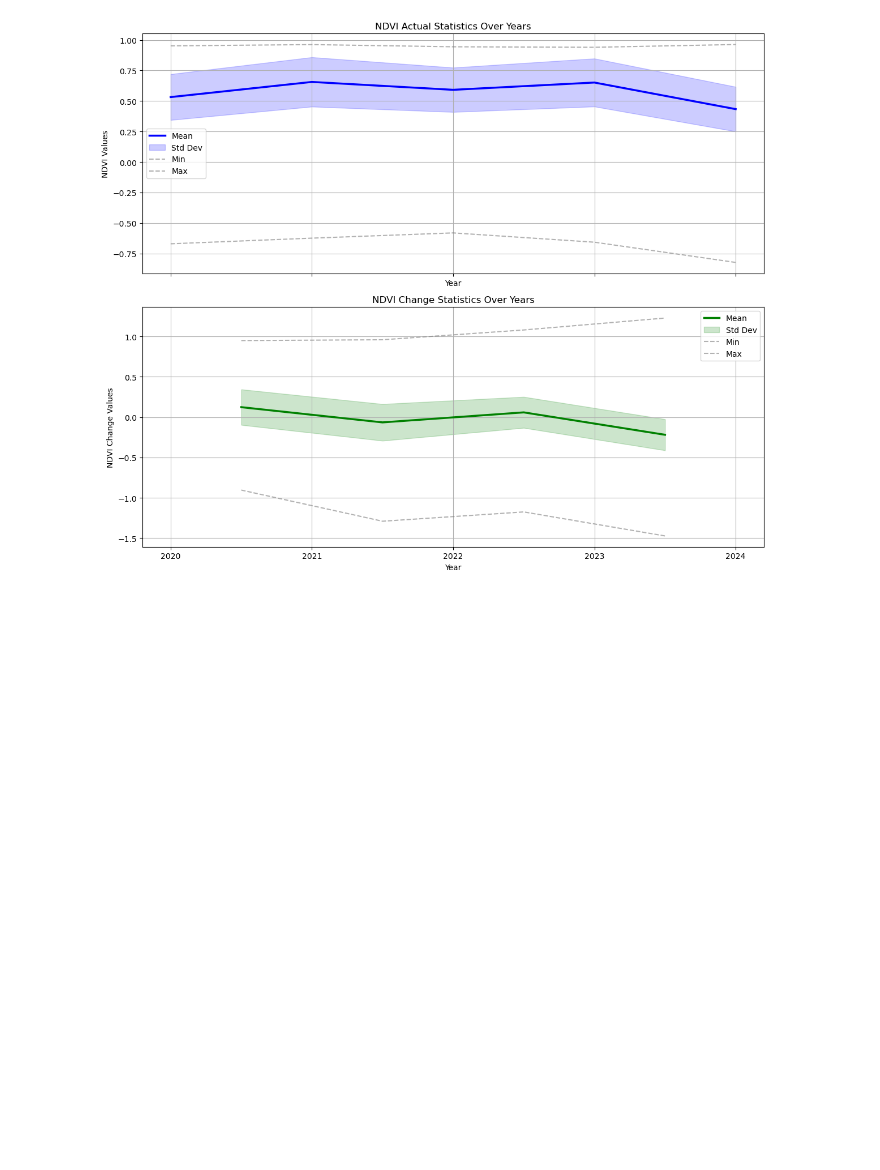
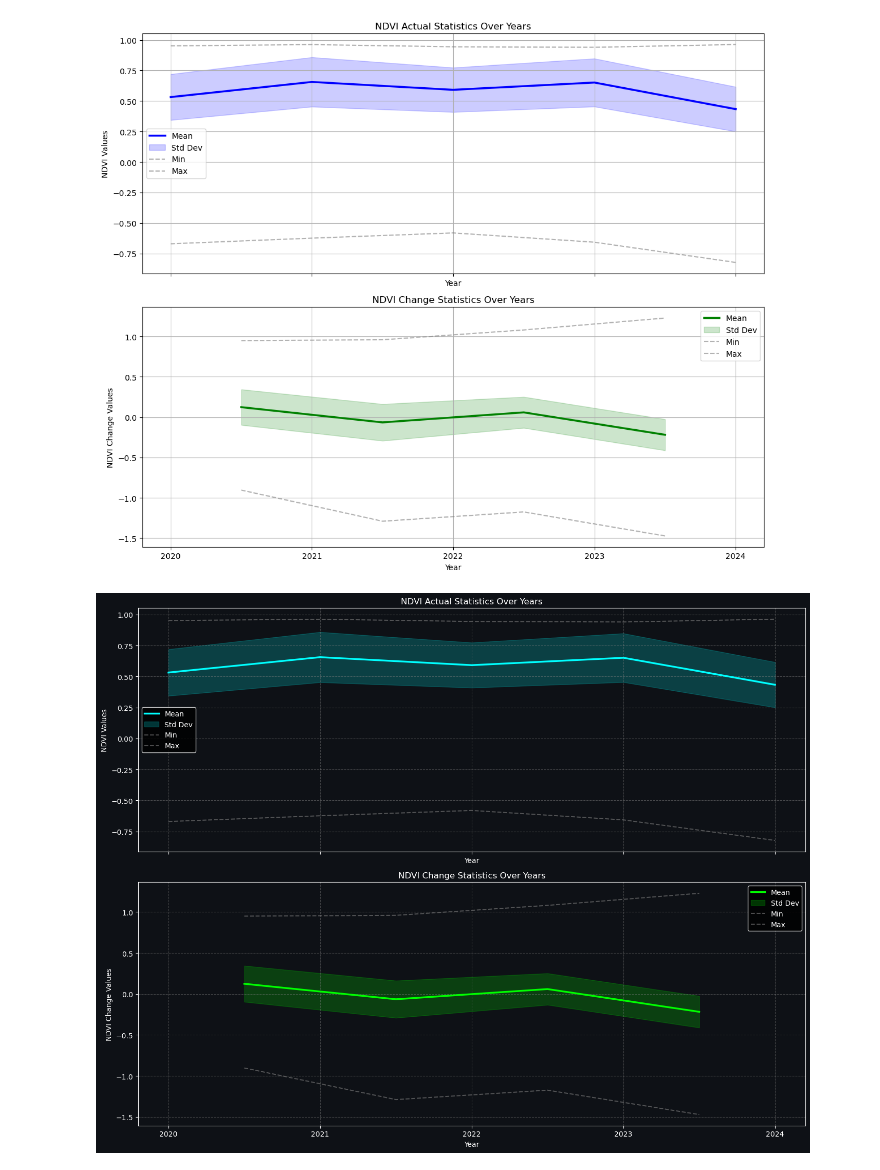
Before and after one commit to BenKraas/2024_GIS1_Abgabe, a Jupyter notebook: 03_raster_math_ndvi_small.ipynb, the cells around one changed output. Saved outputs shown, nothing was run; the diff lists cells and outputs as text; code cells hidden in the pictures; blank space fills up the shorter version.

Commit message:
Dark theme addition

```diff
--- a/03_raster_math_ndvi_small.ipynb
+++ b/03_raster_math_ndvi_small.ipynb
@@ -218,3 +218,64 @@ plt.tight_layout()
 plt.show()
 # %% [output]
 [figure]
+# %%
+# Conceptualization of the Plot layout: Ben Kraas
+# Code written by Github Copilot (thank you!)
+
+# Plotting the statistics with a dark mode theme (Obsidian)
+plt.style.use({'axes.facecolor': '#0e1116', 'figure.facecolor': '#0e1116', 'axes.edgecolor': 'white', 'text.color': 'white', 'xtick.color': 'white', 'ytick.color': 'white', 'grid.color': 'gray'})
+
+fig, axes = plt.subplots(2, 1, figsize=(14, 11), sharex=True)
+
+# Plot "actual" statistics
+for stat_type in ["mean", "std", "min", "max"]:
+	if stat_type == "mean":
+		axes[0].plot(raster_years, [stat_summary["actual"][stat_type][year] for year in raster_years],
+					 label="Mean", color="cyan", linewidth=2.5)
+	elif stat_type == "std":
+		mean_values = [stat_summary["actual"]["mean"][year] for year in raster_years]
+		std_values = [stat_summary["actual"]["std"][year] for year in raster_years]
+		axes[0].fill_between(raster_years,
+							 [m - s for m, s in zip(mean_values, std_values)],
+							 [m + s for m, s in zip(mean_values, std_values)],
+							 color="cyan", alpha=0.2, label="Std Dev")
+	else:
+		axes[0].plot(raster_years, [stat_summary["actual"][stat_type][year] for year in raster_years],
+					 label=stat_type.capitalize(), color="gray", linestyle="--", alpha=0.6)
+
+axes[0].set_title("NDVI Actual Statistics Over Years", color="white")
+axes[0].set_ylabel("NDVI Values", color="white")
+axes[0].set_xlabel("Year", color="white")
+axes[0].set_xticks(raster_years)
+axes[0].set_xticklabels(raster_years, color="white")
+axes[0].legend(facecolor="black", edgecolor="white", labelcolor="white")
+axes[0].grid(True, color="gray", linestyle="--", alpha=0.5)
+
+# Plot "change" statistics
+for stat_type in ["mean", "std", "min", "max"]:
+	if stat_type == "mean":
+		axes[1].plot([year + 0.5 for year in raster_years[:-1]],
+					 [stat_summary["change"][stat_type][year] for year in raster_years[:-1]],
+					 label="Mean", color="lime", linewidth=2.5)
+	elif stat_type == "std":
+		mean_values = [stat_summary["change"]["mean"][year] for year in raster_years[:-1]]
+		std_values = [stat_summary["change"]["std"][year] for year in raster_years[:-1]]
+		axes[1].fill_between([year + 0.5 for year in raster_years[:-1]],
+							 [m - s for m, s in zip(mean_values, std_values)],
+							 [m + s for m, s in zip(mean_values, std_values)],
+							 color="lime", alpha=0.2, label="Std Dev")
+	else:
+		axes[1].plot([year + 0.5 for year in raster_years[:-1]],
+					 [stat_summary["change"][stat_type][year] for year in raster_years[:-1]],
+					 label=stat_type.capitalize(), color="gray", linestyle="--", alpha=0.6)
+
+axes[1].set_title("NDVI Change Statistics Over Years", color="white")
+axes[1].set_xlabel("Year", color="white")
+axes[1].set_ylabel("NDVI Change Values", color="white")
+axes[1].legend(facecolor="black", edgecolor="white", labelcolor="white")
+axes[1].grid(True, color="gray", linestyle="--", alpha=0.5)
+
+plt.tight_layout()
+plt.show()
+# %% [output]
+[figure, added]
```
Also changed, not shown: parts of 1 cell of this notebook.
